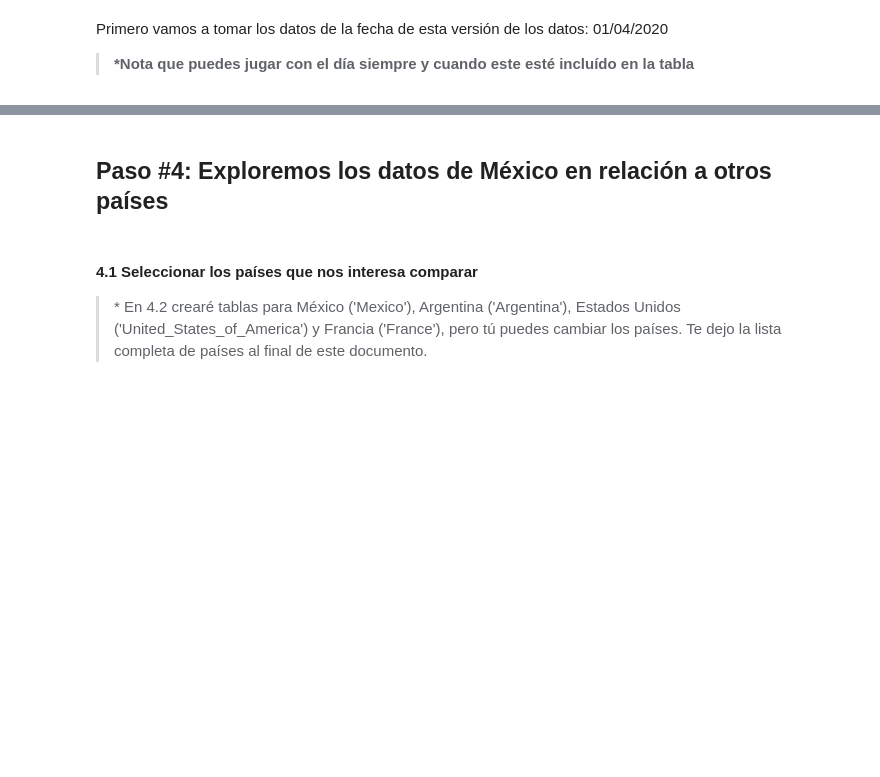
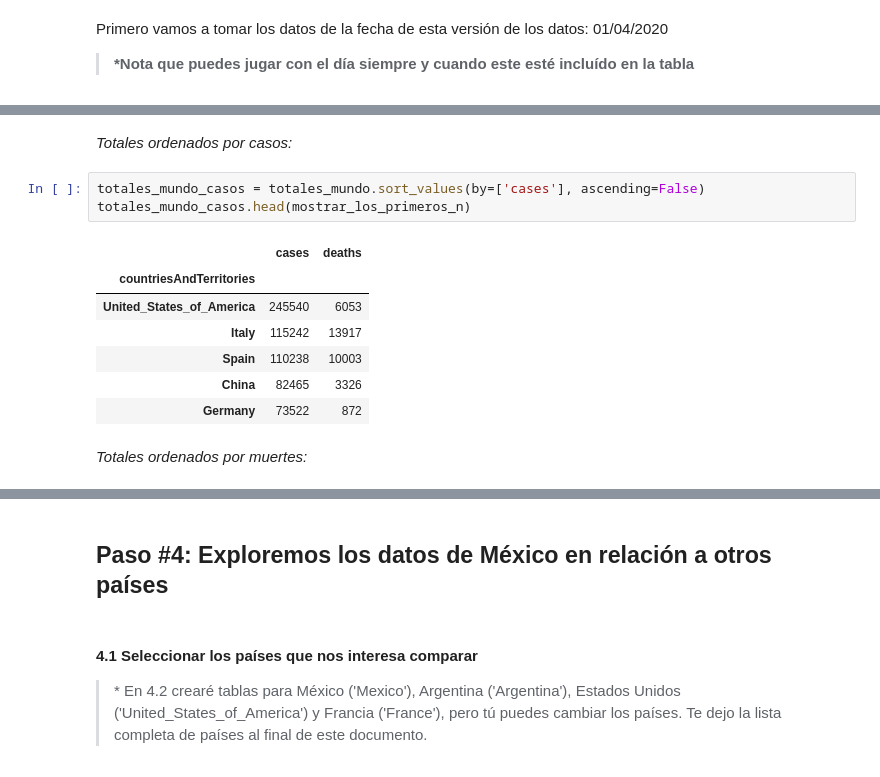
Before and after one commit to damian-romero/covid19_mx, a Jupyter notebook: covid/covid19mx_notebook.ipynb, the cells around one changed output, grey strips where cells are left out. Drawn from its saved outputs; the diff is of its cells as text; blank space fills up the shorter version.

```diff
--- a/covid/covid19mx_notebook.ipynb
+++ b/covid/covid19mx_notebook.ipynb
@@ -155,0 +211,15 @@ datos_esta_version.sort_values(by=['deaths'], ascending=False)
+# %% [markdown]
+*Totales ordenados por casos:*
+# %%
+totales_mundo_casos = totales_mundo.sort_values(by=['cases'], ascending=False)
+totales_mundo_casos.head(mostrar_los_primeros_n)
+# %% [output]
+|  | cases | deaths |
+| countriesAndTerritories |  |  |
+| United_States_of_America | 245540 | 6053 |
+| Italy | 115242 | 13917 |
+| Spain | 110238 | 10003 |
+| China | 82465 | 3326 |
+| Germany | 73522 | 872 |
+# %% [markdown]
+*Totales ordenados por muertes:*
```
Also changed, not shown: parts of 55 cells of this notebook, 8 other files.
